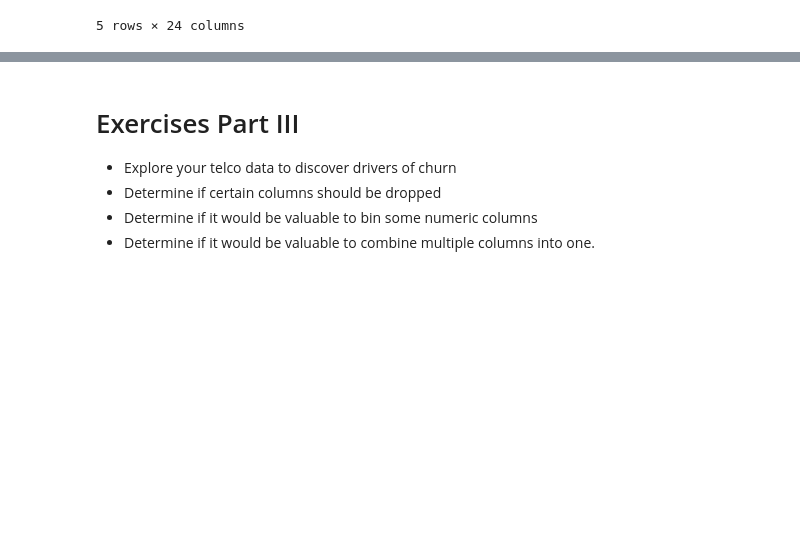
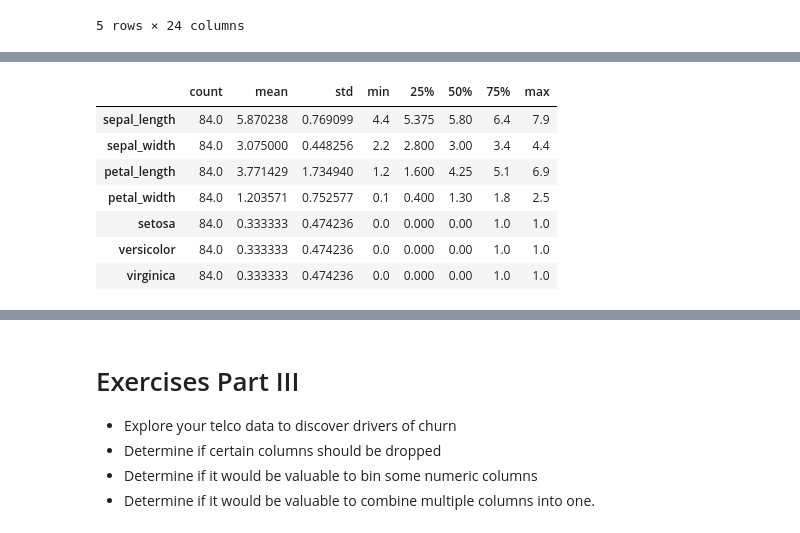
Before and after one commit to Severina7/classification_exercises, a Jupyter notebook: classification_exercises.ipynb, the cells around one changed output, grey strips where cells are left out. Saved outputs shown, nothing was run; the diff lists cells and outputs as text; code cells hidden in the pictures; blank space fills up the shorter version.

```diff
--- a/classification_exercises.ipynb
+++ b/classification_exercises.ipynb
@@ -590,0 +611,11 @@ telco.head()
+# %%
+train.describe().T
+# %% [output]
+|  | count | mean | std | min | 25% | 50% | 75% | max |
+| sepal_length | 84.0 | 5.870238 | 0.769099 | 4.4 | 5.375 | 5.80 | 6.4 | 7.9 |
+| sepal_width | 84.0 | 3.075000 | 0.448256 | 2.2 | 2.800 | 3.00 | 3.4 | 4.4 |
+| petal_length | 84.0 | 3.771429 | 1.734940 | 1.2 | 1.600 | 4.25 | 5.1 | 6.9 |
+| petal_width | 84.0 | 1.203571 | 0.752577 | 0.1 | 0.400 | 1.30 | 1.8 | 2.5 |
+| setosa | 84.0 | 0.333333 | 0.474236 | 0.0 | 0.000 | 0.00 | 1.0 | 1.0 |
+| versicolor | 84.0 | 0.333333 | 0.474236 | 0.0 | 0.000 | 0.00 | 1.0 | 1.0 |
+| virginica | 84.0 | 0.333333 | 0.474236 | 0.0 | 0.000 | 0.00 | 1.0 | 1.0 |
```
Also changed, not shown: parts of 16 cells of this notebook.
